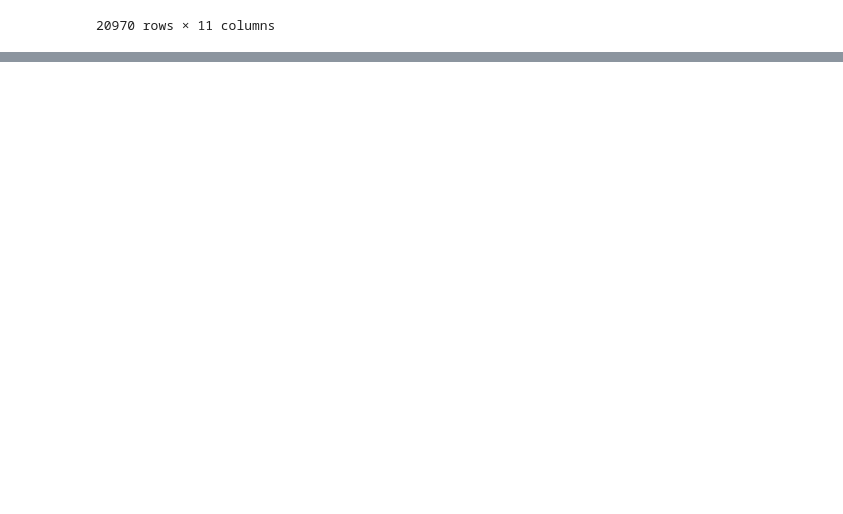
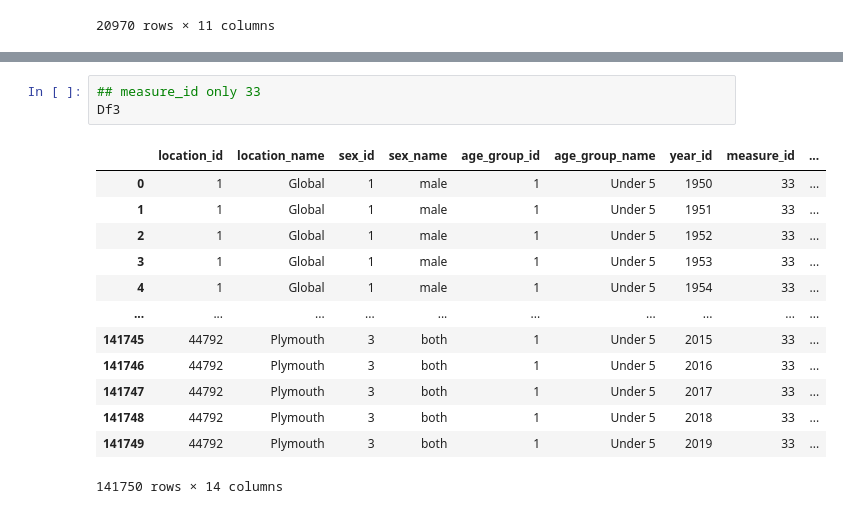
Before and after one commit to Goheekin/UNB-Data-Challenge, a Jupyter notebook: UNB Explore.ipynb, the cells around one changed output, grey strips where cells are left out. Cells and saved outputs as stored; diff of their text form; blank space fills up the shorter version.

```diff
--- a/UNB Explore.ipynb
+++ b/UNB Explore.ipynb
@@ -147,0 +209,17 @@ Df4
+# %%
+## measure_id only 33
+Df3
+# %% [output]
+|  | location_id | location_name | sex_id | sex_name | age_group_id | age_group_name | year_id | measure_id | ... |
+| 0 | 1 | Global | 1 | male | 1 | Under 5 | 1950 | 33 | ... |
+| 1 | 1 | Global | 1 | male | 1 | Under 5 | 1951 | 33 | ... |
+| 2 | 1 | Global | 1 | male | 1 | Under 5 | 1952 | 33 | ... |
+| 3 | 1 | Global | 1 | male | 1 | Under 5 | 1953 | 33 | ... |
+| 4 | 1 | Global | 1 | male | 1 | Under 5 | 1954 | 33 | ... |
+| ... | ... | ... | ... | ... | ... | ... | ... | ... | ... |
+| 141745 | 44792 | Plymouth | 3 | both | 1 | Under 5 | 2015 | 33 | ... |
+| 141746 | 44792 | Plymouth | 3 | both | 1 | Under 5 | 2016 | 33 | ... |
+| 141747 | 44792 | Plymouth | 3 | both | 1 | Under 5 | 2017 | 33 | ... |
+| 141748 | 44792 | Plymouth | 3 | both | 1 | Under 5 | 2018 | 33 | ... |
+| 141749 | 44792 | Plymouth | 3 | both | 1 | Under 5 | 2019 | 33 | ... |
+141750 rows × 14 columns
```
Also changed, not shown: parts of 9 cells of this notebook.
